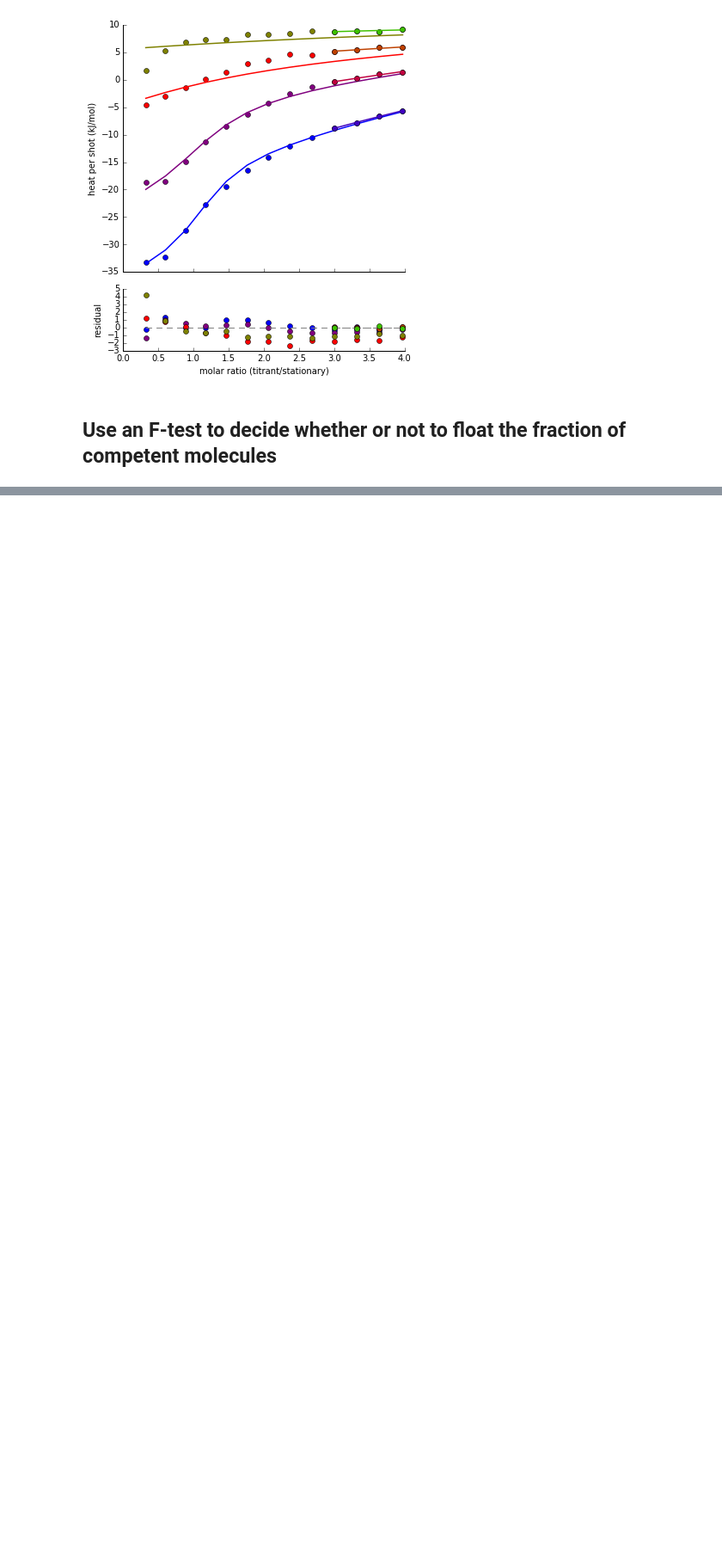
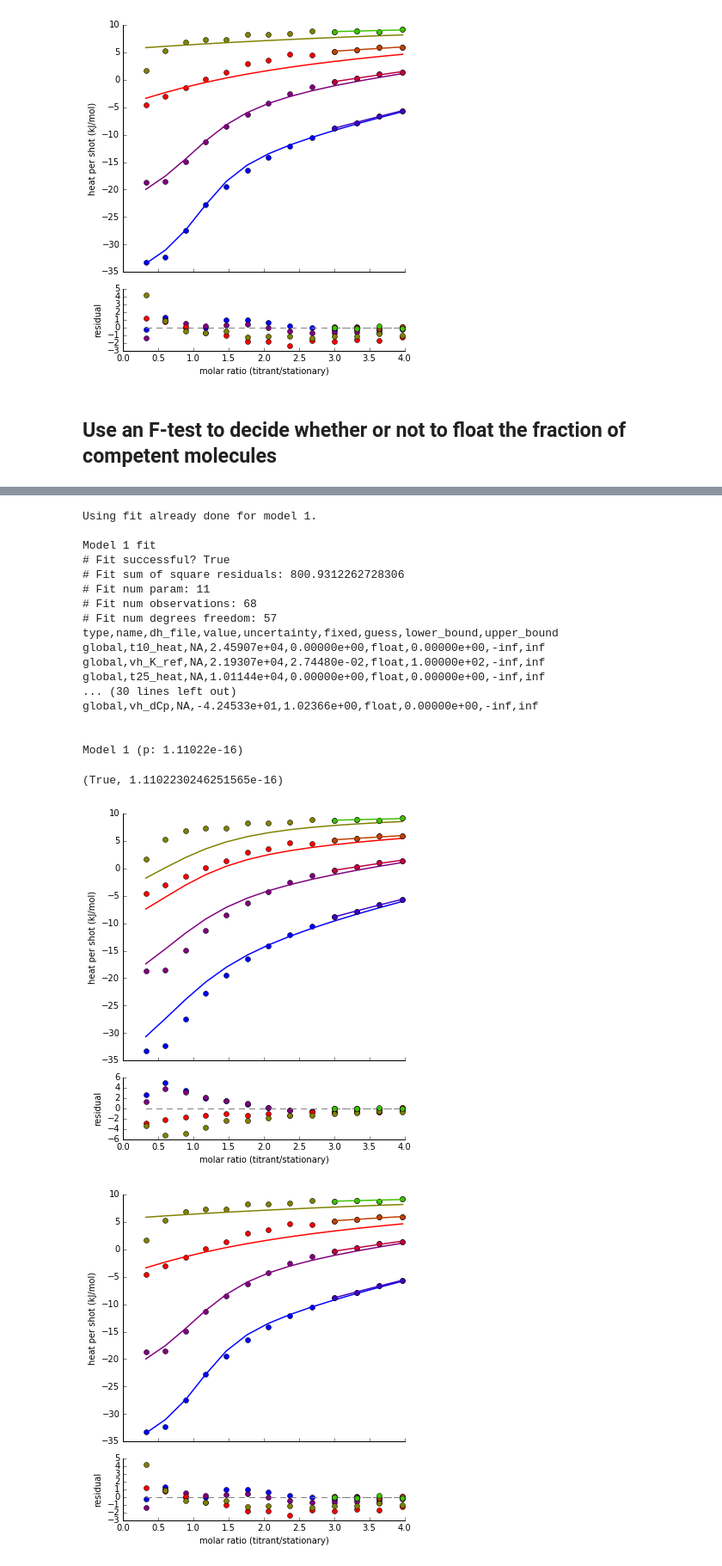
Before and after one commit to harmslab/pytc, a Jupyter notebook: Demo.ipynb, the cells around one changed output, grey strips where cells are left out. Shown: that part at 86% size. Saved outputs shown, nothing was run; the diff lists cells and outputs as text; code cells hidden in the pictures; blank space fills up the shorter version.

Commit message:
updating indiv_models to use api-connector style definition

```diff
--- a/Demo.ipynb
+++ b/Demo.ipynb
@@ -743,0 +698,26 @@ Model 1 (p: 1.11022e-16)
+# %%
+import pytc
+from pytc import util
+
+util.choose_model(g1,g2,alpha=0.05)
+# %% [output]
+Using fit already done for model 1.
+
+Model 1 fit
+# Fit successful? True
+# Fit sum of square residuals: 800.9312262728306
+# Fit num param: 11
+# Fit num observations: 68
+# Fit num degrees freedom: 57
+type,name,dh_file,value,uncertainty,fixed,guess,lower_bound,upper_bound
+global,t10_heat,NA,2.45907e+04,0.00000e+00,float,0.00000e+00,-inf,inf
+global,vh_K_ref,NA,2.19307e+04,2.74480e-02,float,1.00000e+02,-inf,inf
+global,t25_heat,NA,1.01144e+04,0.00000e+00,float,0.00000e+00,-inf,inf
+... (30 lines left out)
+global,vh_dCp,NA,-4.24533e+01,1.02366e+00,float,0.00000e+00,-inf,inf
+
+
+Model 1 (p: 1.11022e-16)
+(True, 1.1102230246251565e-16)
+[figure, added]
+[figure, added]
```
Also changed, not shown: parts of 11 cells of this notebook, 6 other files.
